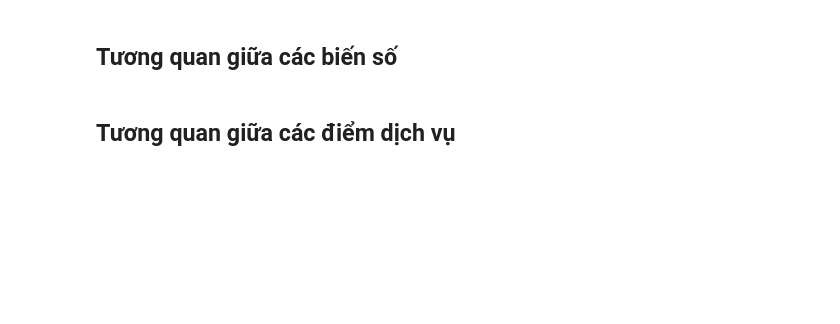
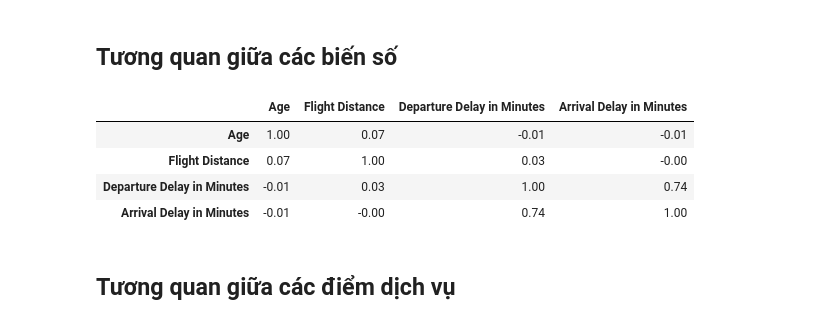
Before and after one commit to MachHongHai/Do-An-DA, a Jupyter notebook: 02_kiem_tra_du_lieu.ipynb, the cells around one changed output. Saved outputs shown, nothing was run; the diff lists cells and outputs as text; code cells hidden in the pictures; blank space fills up the shorter version.

```diff
--- a/02_kiem_tra_du_lieu.ipynb
+++ b/02_kiem_tra_du_lieu.ipynb
@@ -119,9 +198,14 @@ plt.show()
 # %% [markdown]
 ## Tương quan giữa các biến số
 # %%
-# Dùng Spearman vì delay lệch mạnh và nhiều outlier, Pearson dễ bị giá trị cực đoan kéo lệch
 num_corr = df[num_cols].corr(method="spearman").round(2)
-print(num_corr)
+display(num_corr)
+# %% [output]
+|  | Age | Flight Distance | Departure Delay in Minutes | Arrival Delay in Minutes |
+| Age | 1.00 | 0.07 | -0.01 | -0.01 |
+| Flight Distance | 0.07 | 1.00 | 0.03 | -0.00 |
+| Departure Delay in Minutes | -0.01 | 0.03 | 1.00 | 0.74 |
+| Arrival Delay in Minutes | -0.01 | -0.00 | 0.74 | 1.00 |
 # %% [markdown]
 ## Tương quan giữa các điểm dịch vụ
 # %%
```
Also changed, not shown: parts of 10 cells of this notebook.
